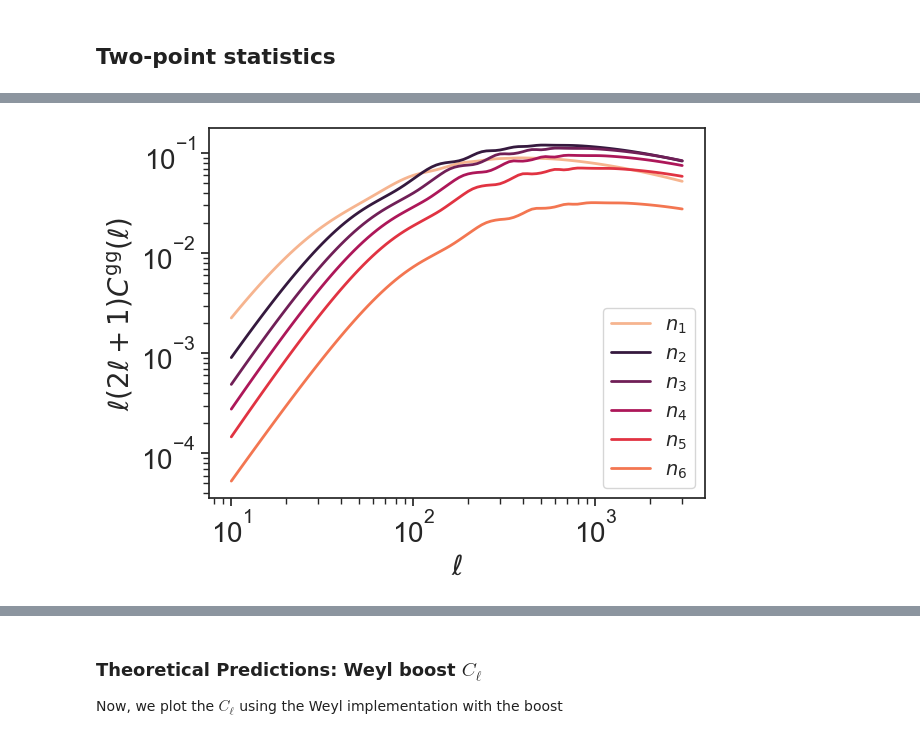
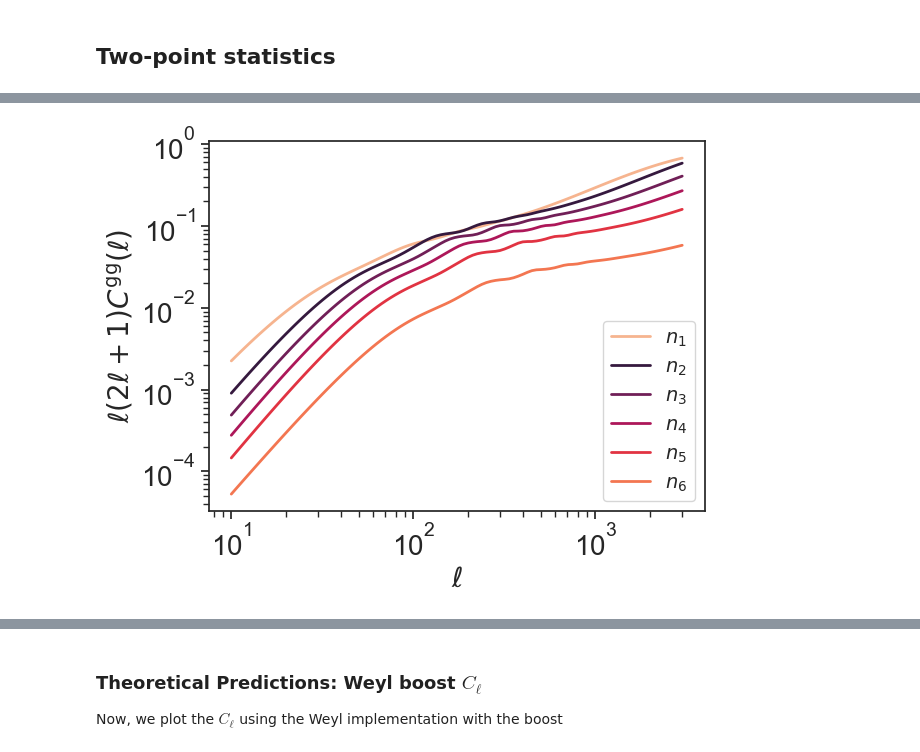
Before and after one commit to cloe-org/playground, a Jupyter notebook: tutorials/observables/photo_Weyl.ipynb, the cells around one changed output, grey strips where cells are left out. Cells and saved outputs as stored; diff of their text form; code cells hidden in the pictures.

```diff
--- a/tutorials/observables/photo_Weyl.ipynb
+++ b/tutorials/observables/photo_Weyl.ipynb
@@ -531,10 +396,24 @@ plt.show()
 
 We compute angular power spectra initialising the corresponding `cloelib` class. First, we plot the $C_\ell$ without the convolution with the mixing matrices.
-# %%
-nl = 100
-ells = np.logspace(1., np.log10(3000), nl)
-
-twopoint_pospos = AngularTwoPoint(tracer_pos, tracer_pos)
-twopoint_shepos = AngularTwoPoint(tracer_she, tracer_pos)
-twopoint_posshe = AngularTwoPoint(tracer_pos, tracer_she)
-twopoint_sheshe = AngularTwoPoint(tracer_she, tracer_she)
+# %%
+for i in range(0, 6):
+    ells = cells['POS', 'SHE', i+1, i+1].ell
+    plt.loglog(ells, ells*(2*ells+1)*((cells_Weyl['POS', 'SHE', i+1, i+1][0][:]-cells['POS', 'SHE', i+1, i+1][0][:])),
+                            label = '$n_{{{}}}$'.format(i+1), linewidth=2, linestyle = ':',
+                            color=sns.color_palette("rocket", len(nz_example.keys()))[i-1]) #/cells['POS', 'SHE', i+1, i+1][0][:])*100
+    plt.loglog(ells, ells*(2*ells+1)*((cells_Weyl['POS', 'SHE', i+1, i+1][0][:])),
+                            label = '$n_{{{}}}$'.format(i+1), linewidth=2,
+                            color=sns.color_palette("rocket", len(nz_example.keys()))[i-1]) #/cells['POS', 'SHE', i+1, i+1][0][:])*100
+
+
+# Labels and legend
+plt.xlabel(r'$\ell$')
+plt.ylabel(r'$\Delta C^{\rm gE}(\ell)$'+' in %')
+plt.legend(fontsize=14, loc=4)
+
+# Set y-axis to symmetric log scale to handle negative values
+plt.yscale('symlog', linthresh=1e-5)
+plt.xscale('log')
+# Show the grid and the plot
+plt.grid(True)
+plt.show()
@@ -541,7 +424,11 @@ twopoint_sheshe = AngularTwoPoint(tracer_she, tracer_she)
+# %%
+twopoint_pospos_nonlinear = AngularTwoPoint(tracer_pos_nonlinear, tracer_pos_nonlinear)
+twopoint_shepos_nonlinear = AngularTwoPoint(tracer_she_nonlinear, tracer_pos_nonlinear)
+twopoint_posshe_nonlinear = AngularTwoPoint(tracer_pos_nonlinear, tracer_she_nonlinear)
+twopoint_sheshe_nonlinear = AngularTwoPoint(tracer_she_nonlinear, tracer_she_nonlinear)
 # %%
 %%time
 # The two stars ** are for dictionary unpacking
-cells ={**twopoint_pospos.get_Cl(ells, 0, perturbations.k)
-, **twopoint_shepos.get_Cl(ells, 0, perturbations.k)
-, **twopoint_sheshe.get_Cl(ells, 0, perturbations.k)}
+cells_nonlinear ={**twopoint_pospos_nonlinear.get_Cl(ells, 0, perturbations.k)
+, **twopoint_shepos_nonlinear.get_Cl(ells, 0, perturbations.k)}
 # %% [output]
@@ -550,9 +437,9 @@ Wall time: 3.44 s
 # %%
 for i in range(0, 6):
     ells = cells['POS', 'POS', i+1, i+1].ell
-    plt.loglog(ells, ells*(2*ells+1)*cells['POS', 'POS', i+1, i+1], label = '$n_{{{}}}$'.format(i+1), linewidth=2, color=sns.color_palette("rocket", len(nz_example.keys()))[i-1])
+    plt.loglog(ells, ells*(2*ells+1)*cells_nonlinear['POS', 'POS', i+1, i+1], label = '$n_{{{}}}$'.format(i+1), linewidth=2, color=sns.color_palette("rocket", len(nz_example.keys()))[i-1])
 plt.xlabel(r'$\ell$')
 plt.ylabel(r'$\ell (2\ell +1)C^{\rm gg}(\ell)$');
 plt.legend(fontsize=14);
 # %% [output]
-[figure, old version]
+[figure, new version]
```
Also changed, not shown: parts of 132 cells of this notebook, 1 other file.
